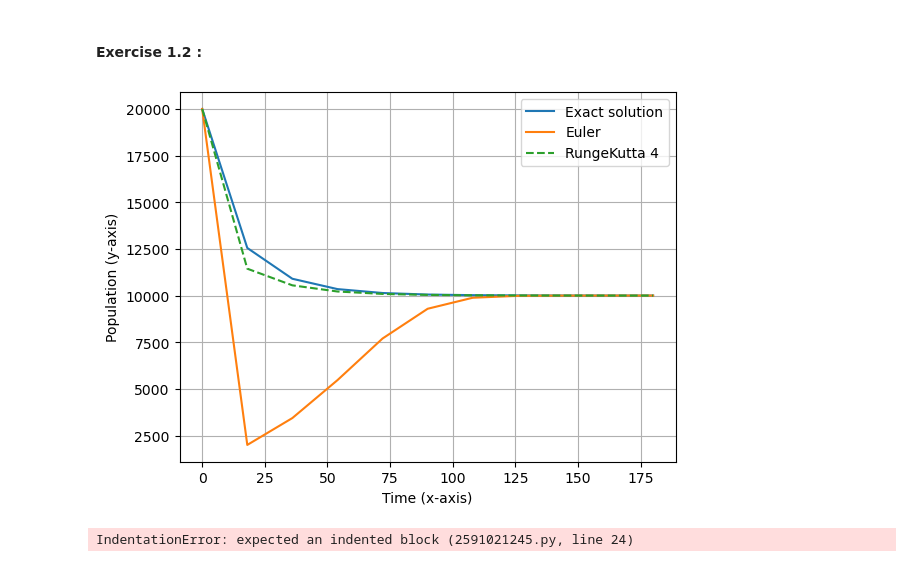
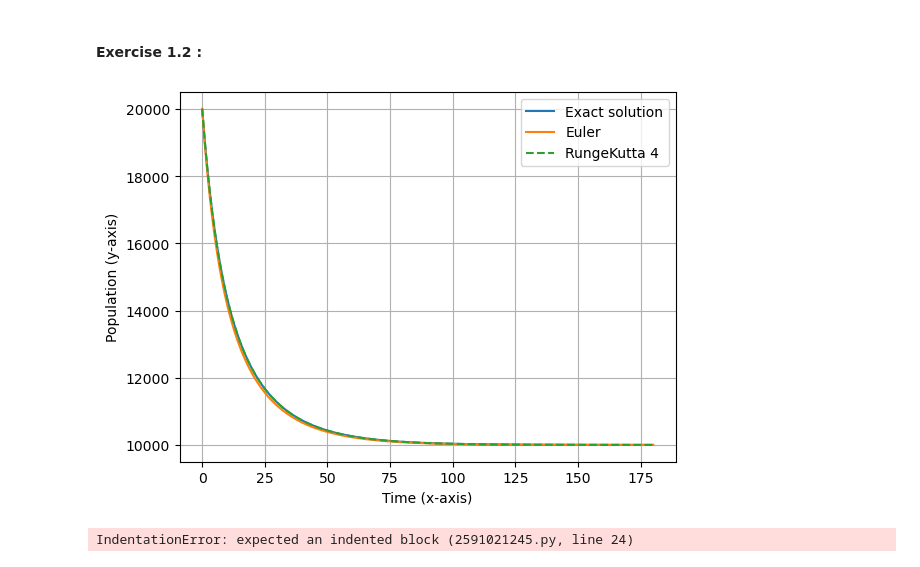
Before and after one commit to 267192/MOD300, a Jupyter notebook: Project 2.ipynb, the cells around one changed output. Cells and saved outputs as stored; diff of their text form; code cells hidden in the pictures.

```diff
--- a/Project 2.ipynb
+++ b/Project 2.ipynb
@@ -22,8 +111,8 @@ def main():
     x = 0.0  # Start of integration
     xStop = 15*12 # End of integration
     y = np.array([20000])  # Initial conditions (population at t = 0)
-    h1 = 18  # Step size for Euler's method
-    h2 = 18  # Step size for Runge-Kutta 4th order method
+    h1 = 1  # Step size for Euler's method
+    h2 = 1 # Step size for Runge-Kutta 4th order method
     X1, Y1 = integrate_euler(logistic_growth, x, y, xStop, h1)
     X2, Y2 = integrate_rungk4(logistic_growth, x, y, xStop, h2)
 
@@ -36,7 +125,7 @@ def main():
     plt.show()
 
 
-timestep = 18 #Use month as timeunit
+timestep = 1 #Use month as timeunit
 
 starttime = 0
 endtime = 12*15 #Number of months that shall be simulated
@@ -84,34 +173,34 @@ def integrate_rungk4(F, x, y, xStop, h):
     Y = []
     X.append(x)
     Y.append(y)
 
     while x < xStop:
         h = min(h, xStop - x)
         y = y + run_kut4(F, x, y, h)
         x = x + h
         X.append(x)
         Y.append(y)
 
     return np.array(X), np.array(Y)
 
 def run_kut4(F, x, y, h):
     K0 = h * F(x, y)
     K1 = h * F(x + 0.5 * h, y + 0.5 * K0)
     K2 = h * F(x + 0.5 * h, y + 0.5 * K1)
     K3 = h * F(x + h, y + K2)
 
     return (K0 + 2 * K1 + 2 * K2 + K3) / 6.0
 
 def logistic_growth(x, y):
     # Logistic growth differential equation
     r = 0.6/12  # Growth rate (adjust as needed)
     K = 10000  # Carrying capacity (adjust as needed)
     dydx = r * y * (1 - y / K)
     return dydx
 
 main()
 # %% [output]
-[figure, old version]
+[figure, new version]
 # %%
 # Eulers method: - EKSEMPEL FRA BOKA, MÅ GJØRE OM MED RIKTIGE VERDIER!!!
 
```
Also changed, not shown: parts of 1 cell of this notebook.
